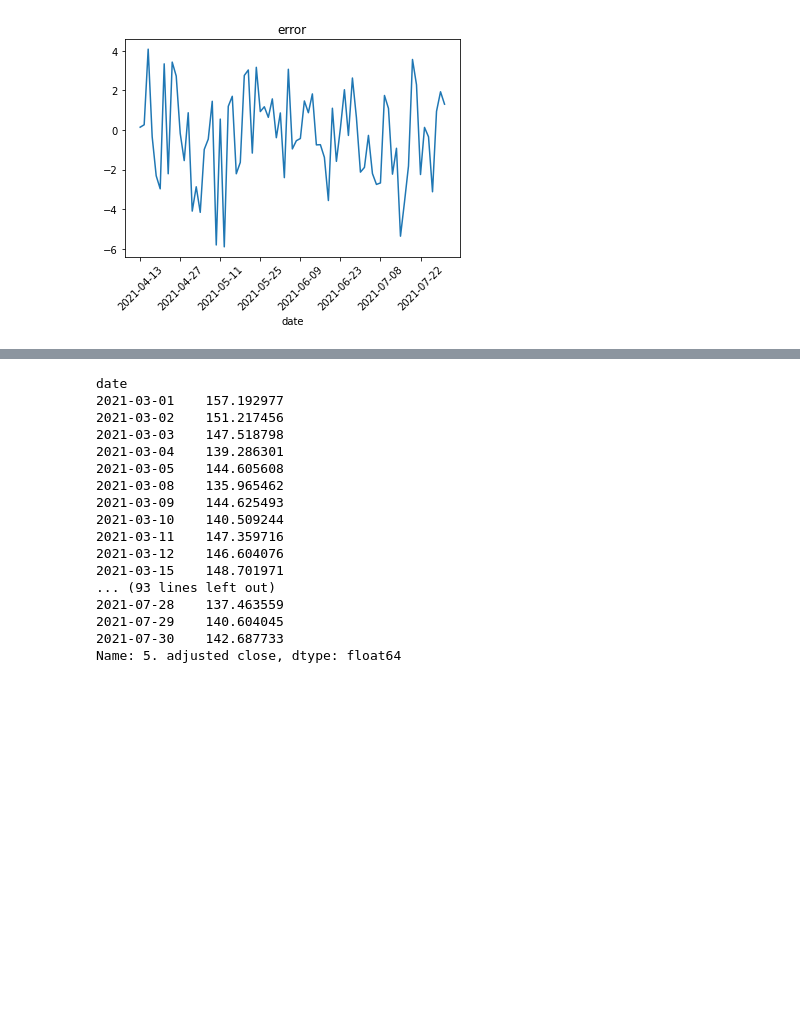
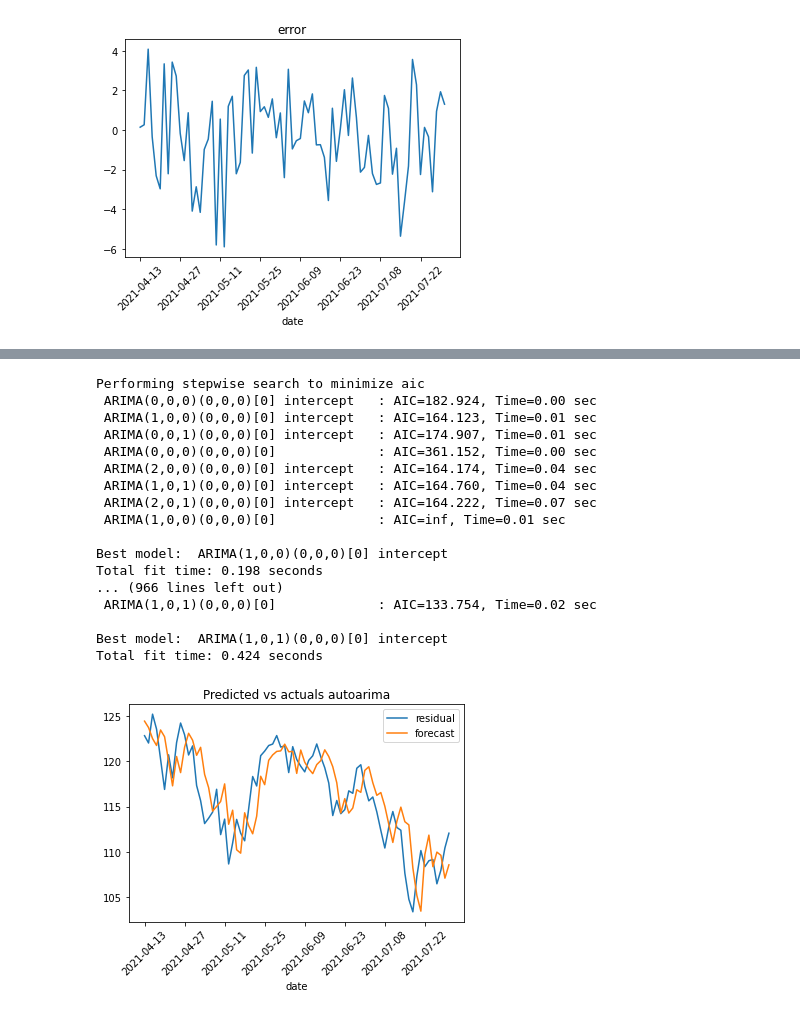
Before and after one commit to kunalc10/appianway, a Jupyter notebook: notebooks/trading_pairs.ipynb, the cells around one changed output, grey strips where cells are left out. Cells and saved outputs as stored; diff of their text form; code cells hidden in the pictures; blank space fills up the shorter version.

```diff
--- a/notebooks/trading_pairs.ipynb
+++ b/notebooks/trading_pairs.ipynb
@@ -135,20 +135,23 @@ Total profit from static hedges =  5.62845799745866
-# %%
-Y
-# %% [output]
-date
-2021-03-01    157.192977
-2021-03-02    151.217456
-2021-03-03    147.518798
-2021-03-04    139.286301
-2021-03-05    144.605608
-2021-03-08    135.965462
-2021-03-09    144.625493
-2021-03-10    140.509244
-2021-03-11    147.359716
-2021-03-12    146.604076
-2021-03-15    148.701971
-... (93 lines left out)
-2021-07-28    137.463559
-2021-07-29    140.604045
-2021-07-30    142.687733
-Name: 5. adjusted close, dtype: float64
+# %%
+## Checking autoarima
+forecasted_deviations = econometrics.rolling_window_single_series_forecast(residual_series,30,"auto_arima")
+econometrics.plot_common_series(residual_series, forecasted_deviations, "Predicted vs actuals autoarima","residual", "forecast")
+# %% [output]
+Performing stepwise search to minimize aic
+ ARIMA(0,0,0)(0,0,0)[0] intercept   : AIC=182.924, Time=0.00 sec
+ ARIMA(1,0,0)(0,0,0)[0] intercept   : AIC=164.123, Time=0.01 sec
+ ARIMA(0,0,1)(0,0,0)[0] intercept   : AIC=174.907, Time=0.01 sec
+ ARIMA(0,0,0)(0,0,0)[0]             : AIC=361.152, Time=0.00 sec
+ ARIMA(2,0,0)(0,0,0)[0] intercept   : AIC=164.174, Time=0.04 sec
+ ARIMA(1,0,1)(0,0,0)[0] intercept   : AIC=164.760, Time=0.04 sec
+ ARIMA(2,0,1)(0,0,0)[0] intercept   : AIC=164.222, Time=0.07 sec
+ ARIMA(1,0,0)(0,0,0)[0]             : AIC=inf, Time=0.01 sec
+
+Best model:  ARIMA(1,0,0)(0,0,0)[0] intercept
+Total fit time: 0.198 seconds
+... (966 lines left out)
+ ARIMA(1,0,1)(0,0,0)[0]             : AIC=133.754, Time=0.02 sec
+
+Best model:  ARIMA(1,0,1)(0,0,0)[0] intercept
+Total fit time: 0.424 seconds
+[figure, added]
```
Also changed, not shown: parts of 19 cells of this notebook, 1 other file.
